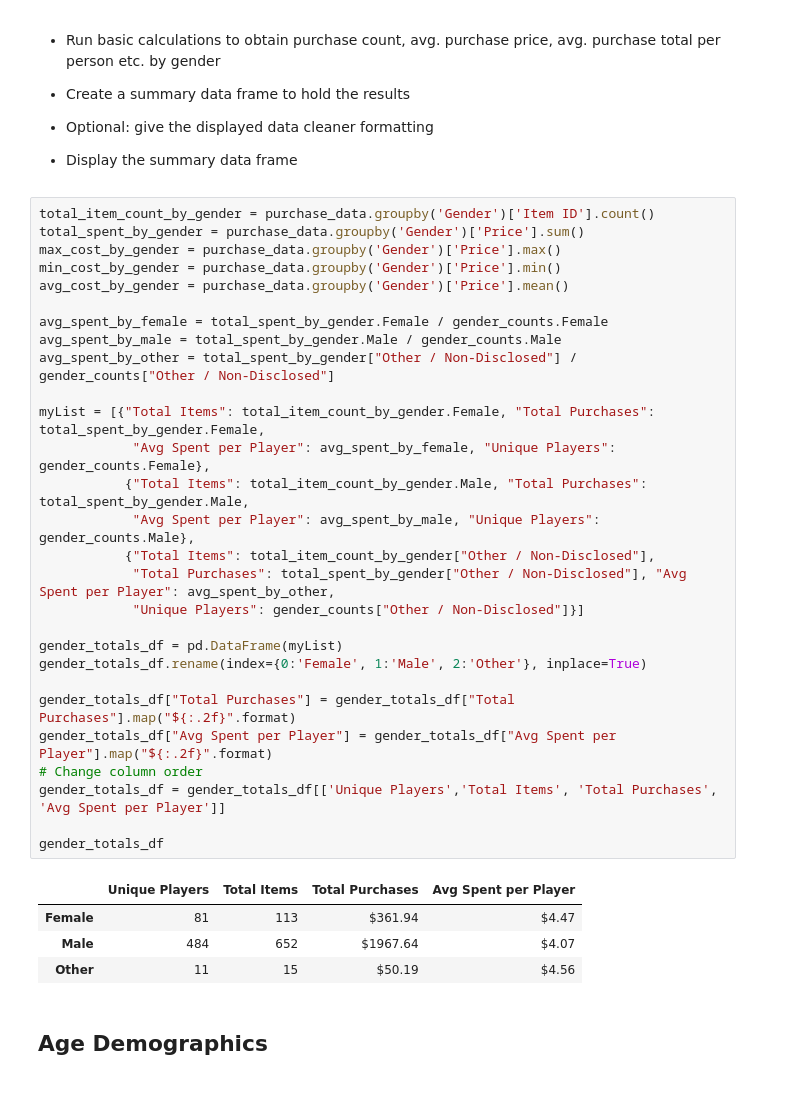
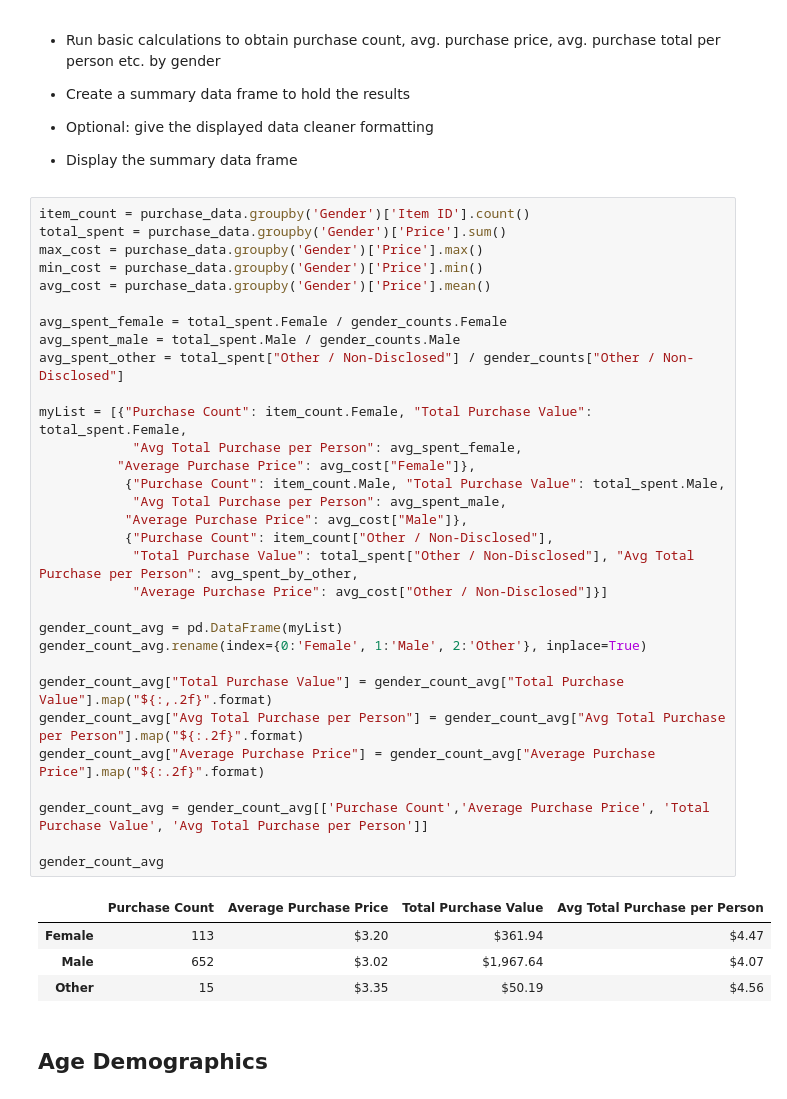
Before and after one commit to CMRobicheaux/pandas-challenge, a Jupyter notebook: HeroesOfPymoli_starter.ipynb, the cells around one changed output. Drawn from its saved outputs; the diff is of its cells as text.

```diff
--- a/HeroesOfPymoli_starter.ipynb
+++ b/HeroesOfPymoli_starter.ipynb
@@ -119,38 +119,41 @@ gender_df
 
 * Display the summary data frame
 # %%
-total_item_count_by_gender = purchase_data.groupby('Gender')['Item ID'].count()
-total_spent_by_gender = purchase_data.groupby('Gender')['Price'].sum()
-max_cost_by_gender = purchase_data.groupby('Gender')['Price'].max()
-min_cost_by_gender = purchase_data.groupby('Gender')['Price'].min()
-avg_cost_by_gender = purchase_data.groupby('Gender')['Price'].mean()
+item_count = purchase_data.groupby('Gender')['Item ID'].count()
+total_spent = purchase_data.groupby('Gender')['Price'].sum()
+max_cost = purchase_data.groupby('Gender')['Price'].max()
+min_cost = purchase_data.groupby('Gender')['Price'].min()
+avg_cost = purchase_data.groupby('Gender')['Price'].mean()
 
-avg_spent_by_female = total_spent_by_gender.Female / gender_counts.Female
-avg_spent_by_male = total_spent_by_gender.Male / gender_counts.Male
-avg_spent_by_other = total_spent_by_gender["Other / Non-Disclosed"] / gender_counts["Other / Non-Disclosed"]
+avg_spent_female = total_spent.Female / gender_counts.Female
+avg_spent_male = total_spent.Male / gender_counts.Male
+avg_spent_other = total_spent["Other / Non-Disclosed"] / gender_counts["Other / Non-Disclosed"]
 
-myList = [{"Total Items": total_item_count_by_gender.Female, "Total Purchases": total_spent_by_gender.Female,
-            "Avg Spent per Player": avg_spent_by_female, "Unique Players": gender_counts.Female},
-           {"Total Items": total_item_count_by_gender.Male, "Total Purchases": total_spent_by_gender.Male,
-            "Avg Spent per Player": avg_spent_by_male, "Unique Players": gender_counts.Male},
-           {"Total Items": total_item_count_by_gender["Other / Non-Disclosed"],
-            "Total Purchases": total_spent_by_gender["Other / Non-Disclosed"], "Avg Spent per Player": avg_spent_by_other,
-            "Unique Players": gender_counts["Other / Non-Disclosed"]}]
+myList = [{"Purchase Count": item_count.Female, "Total Purchase Value": total_spent.Female,
+            "Avg Total Purchase per Person": avg_spent_female,
+          "Average Purchase Price": avg_cost["Female"]},
+           {"Purchase Count": item_count.Male, "Total Purchase Value": total_spent.Male,
+            "Avg Total Purchase per Person": avg_spent_male,
+           "Average Purchase Price": avg_cost["Male"]},
+           {"Purchase Count": item_count["Other / Non-Disclosed"],
+            "Total Purchase Value": total_spent["Other / Non-Disclosed"], "Avg Total Purchase per Person": avg_spent_by_other,
+            "Average Purchase Price": avg_cost["Other / Non-Disclosed"]}]
 
-gender_totals_df = pd.DataFrame(myList)
-gender_totals_df.rename(index={0:'Female', 1:'Male', 2:'Other'}, inplace=True)
+gender_count_avg = pd.DataFrame(myList)
+gender_count_avg.rename(index={0:'Female', 1:'Male', 2:'Other'}, inplace=True)
 
-gender_totals_df["Total Purchases"] = gender_totals_df["Total Purchases"].map("${:.2f}".format)
-gender_totals_df["Avg Spent per Player"] = gender_totals_df["Avg Spent per Player"].map("${:.2f}".format)
-# Change column order
-gender_totals_df = gender_totals_df[['Unique Players','Total Items', 'Total Purchases', 'Avg Spent per Player']]
+gender_count_avg["Total Purchase Value"] = gender_count_avg["Total Purchase Value"].map("${:,.2f}".format)
+gender_count_avg["Avg Total Purchase per Person"] = gender_count_avg["Avg Total Purchase per Person"].map("${:.2f}".format)
+gender_count_avg["Average Purchase Price"] = gender_count_avg["Average Purchase Price"].map("${:.2f}".format)
 
-gender_totals_df
+gender_count_avg = gender_count_avg[['Purchase Count','Average Purchase Price', 'Total Purchase Value', 'Avg Total Purchase per Person']]
+
+gender_count_avg
 # %% [output]
-|  | Unique Players | Total Items | Total Purchases | Avg Spent per Player |
-| Female | 81 | 113 | $361.94 | $4.47 |
-| Male | 484 | 652 | $1967.64 | $4.07 |
-| Other | 11 | 15 | $50.19 | $4.56 |
+|  | Purchase Count | Average Purchase Price | Total Purchase Value | Avg Total Purchase per Person |
+| Female | 113 | $3.20 | $361.94 | $4.47 |
+| Male | 652 | $3.02 | $1,967.64 | $4.07 |
+| Other | 15 | $3.35 | $50.19 | $4.56 |
 # %% [markdown]
 ## Age Demographics
 # %% [markdown]
```
Also changed, not shown: parts of 8 cells of this notebook.
